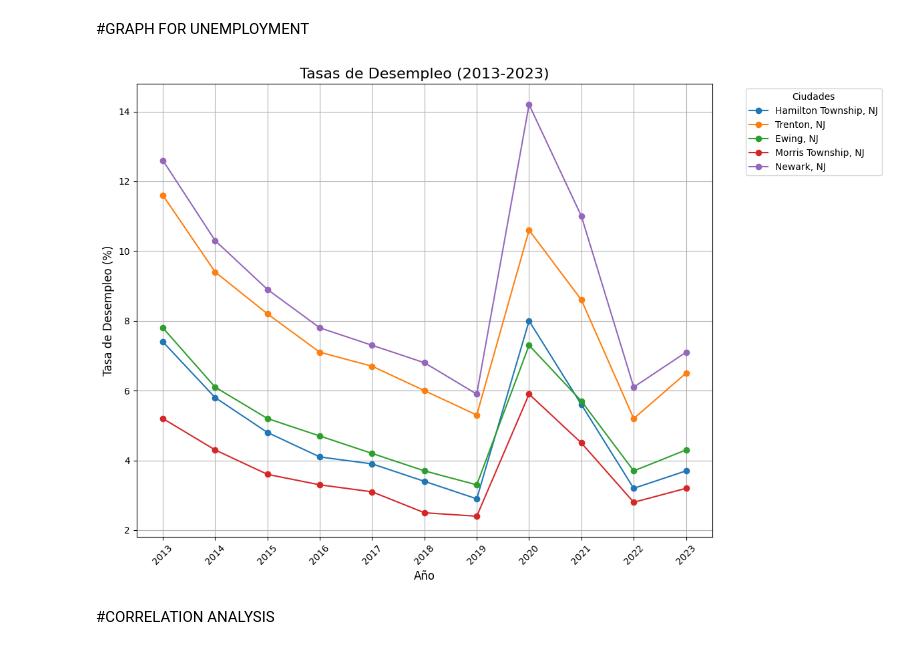
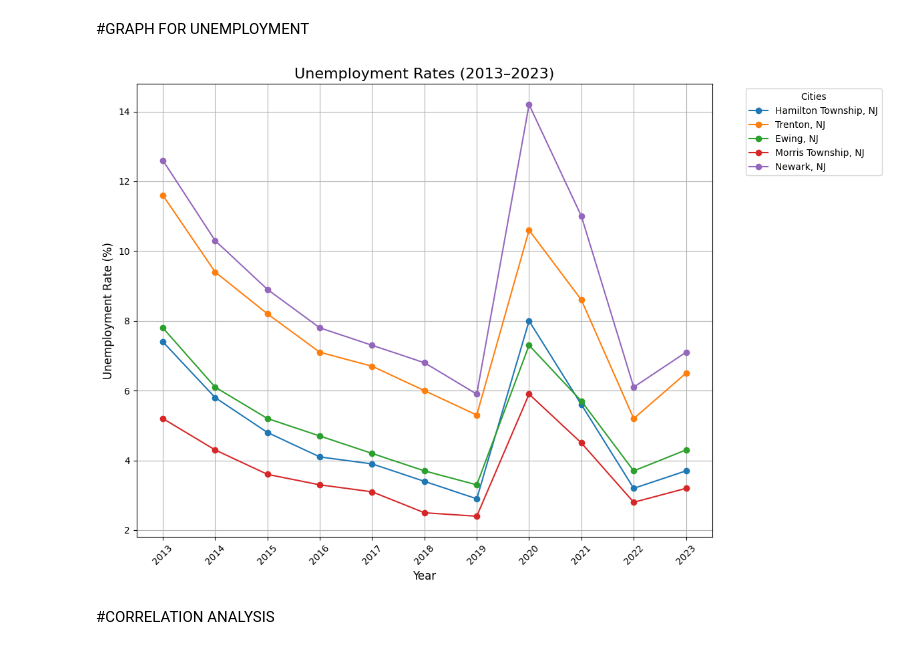
Before and after one commit to erikaguiracocha/Capstone-Project, a Jupyter notebook: capstoneproject1.ipynb, the cells around one changed output. Saved outputs shown, nothing was run; the diff lists cells and outputs as text; code cells hidden in the pictures.

```diff
--- a/capstoneproject1.ipynb
+++ b/capstoneproject1.ipynb
@@ -240,36 +240,36 @@ print(df_response_times.head())
 # %%
 import pandas as pd
 import matplotlib.pyplot as plt
 
-# Cargar el archivo CSV desde el enlace
+# Load the CSV file from the URL
 url = "https://raw.githubusercontent.com/erikaguiracocha/Data-Visualization-2025/refs/heads/main/unemployment%20rates.csv"
 data = pd.read_csv(url)
 
-# Filtrar los datos para los años entre 2013 y 2023
+# Filter the data for the years between 2013 and 2023
 filtered_data = data[(data['Year'] >= 2013) & (data['Year'] <= 2023)]
 
-# Graficar las tasas de desempleo a lo largo de los años para cada ciudad
+# Plot unemployment rates over the years for each city
 plt.figure(figsize=(12, 8))
 
-# Graficar para cada ciudad
-for city in filtered_data.columns[1:]:  # Excluimos la columna 'Year'
+# Plot for each city
+for city in filtered_data.columns[1:]:  # Exclude the 'Year' column
     plt.plot(filtered_data['Year'], filtered_data[city], label=city, marker='o')
 
-# Agregar título y etiquetas
-plt.title('Tasas de Desempleo (2013-2023)', fontsize=16)
-plt.xlabel('Año', fontsize=12)
-plt.ylabel('Tasa de Desempleo (%)', fontsize=12)
+# Add title and labels
+plt.title('Unemployment Rates (2013–2023)', fontsize=16)
+plt.xlabel('Year', fontsize=12)
+plt.ylabel('Unemployment Rate (%)', fontsize=12)
 
-# Mejorar visualización
-plt.xticks(filtered_data['Year'], rotation=45)  # Asegurarse de que todos los años estén visibles
+# Improve visualization
+plt.xticks(filtered_data['Year'], rotation=45)  # Ensure all years are visible
 plt.grid(True)
-plt.legend(title="Ciudades", bbox_to_anchor=(1.05, 1), loc='upper left')
+plt.legend(title="Cities", bbox_to_anchor=(1.05, 1), loc='upper left')
 
-# Mostrar el gráfico
-plt.tight_layout()  # Ajusta el gráfico para que no se corte
+# Display the plot
+plt.tight_layout()  # Adjust layout so nothing is cut off
 plt.show()
 # %% [output]
-[figure, old version]
+[figure, new version]
 # %% [markdown]
 #CORRELATION ANALYSIS
 # %%
```
Also changed, not shown: parts of 11 cells of this notebook.
